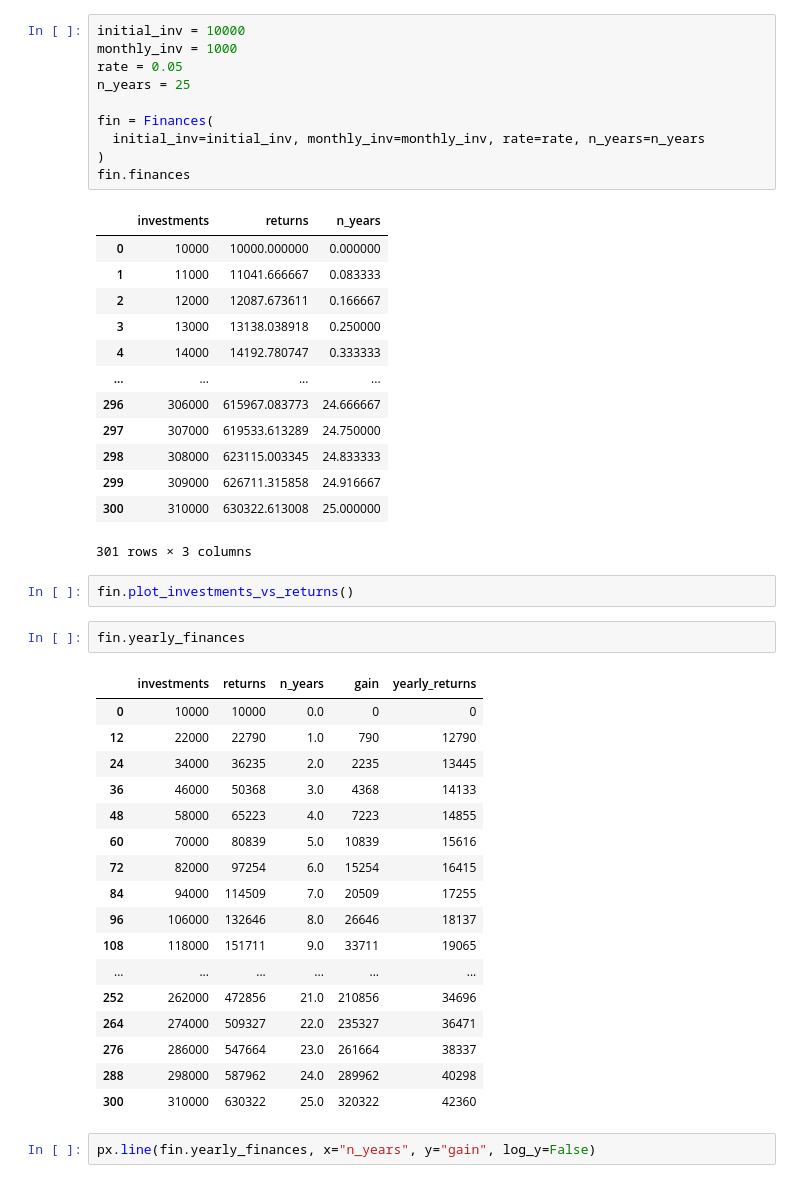
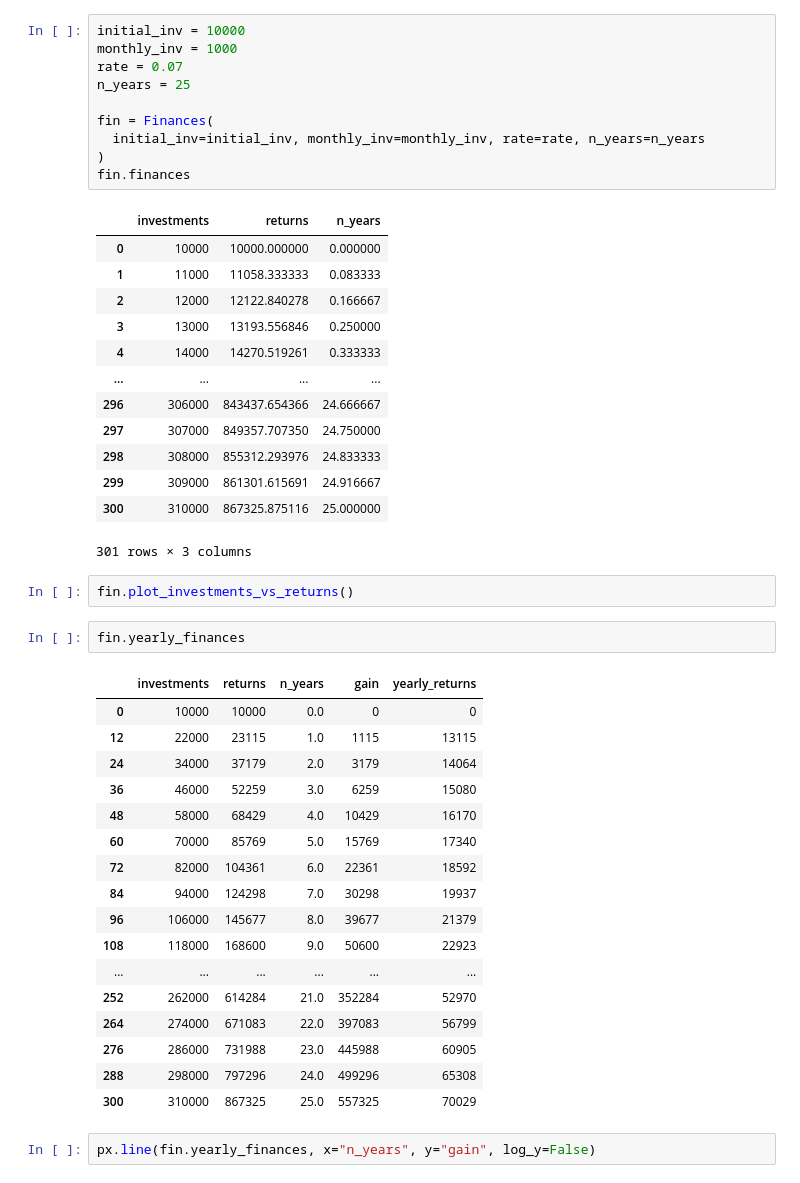
Before and after one commit to jorislimonier/stock-market-returns, a Jupyter notebook: src/finances.ipynb, the cells around one changed output. Drawn from its saved outputs; the diff is of its cells as text.

Commit message:
Modify rate values

```diff
--- a/src/finances.ipynb
+++ b/src/finances.ipynb
@@ -12,26 +9,26 @@ The autoreload extension is already loaded. To reload it, use:
 # %%
 initial_inv = 10000
 monthly_inv = 1000
-rate = 0.05
+rate = 0.07
 n_years = 25
 
 fin = Finances(
   initial_inv=initial_inv, monthly_inv=monthly_inv, rate=rate, n_years=n_years
 )
 fin.finances
 # %% [output]
 |  | investments | returns | n_years |
 | 0 | 10000 | 10000.000000 | 0.000000 |
-| 1 | 11000 | 11041.666667 | 0.083333 |
-| 2 | 12000 | 12087.673611 | 0.166667 |
-| 3 | 13000 | 13138.038918 | 0.250000 |
-| 4 | 14000 | 14192.780747 | 0.333333 |
+| 1 | 11000 | 11058.333333 | 0.083333 |
+| 2 | 12000 | 12122.840278 | 0.166667 |
+| 3 | 13000 | 13193.556846 | 0.250000 |
+| 4 | 14000 | 14270.519261 | 0.333333 |
 | ... | ... | ... | ... |
-| 296 | 306000 | 615967.083773 | 24.666667 |
-| 297 | 307000 | 619533.613289 | 24.750000 |
-| 298 | 308000 | 623115.003345 | 24.833333 |
-| 299 | 309000 | 626711.315858 | 24.916667 |
-| 300 | 310000 | 630322.613008 | 25.000000 |
+| 296 | 306000 | 843437.654366 | 24.666667 |
+| 297 | 307000 | 849357.707350 | 24.750000 |
+| 298 | 308000 | 855312.293976 | 24.833333 |
+| 299 | 309000 | 861301.615691 | 24.916667 |
+| 300 | 310000 | 867325.875116 | 25.000000 |
 301 rows × 3 columns
 # %%
 fin.plot_investments_vs_returns()
@@ -40,20 +37,20 @@ fin.yearly_finances
 # %% [output]
 |  | investments | returns | n_years | gain | yearly_returns |
 | 0 | 10000 | 10000 | 0.0 | 0 | 0 |
-| 12 | 22000 | 22790 | 1.0 | 790 | 12790 |
-| 24 | 34000 | 36235 | 2.0 | 2235 | 13445 |
-| 36 | 46000 | 50368 | 3.0 | 4368 | 14133 |
-| 48 | 58000 | 65223 | 4.0 | 7223 | 14855 |
-| 60 | 70000 | 80839 | 5.0 | 10839 | 15616 |
-| 72 | 82000 | 97254 | 6.0 | 15254 | 16415 |
-| 84 | 94000 | 114509 | 7.0 | 20509 | 17255 |
-| 96 | 106000 | 132646 | 8.0 | 26646 | 18137 |
-| 108 | 118000 | 151711 | 9.0 | 33711 | 19065 |
+| 12 | 22000 | 23115 | 1.0 | 1115 | 13115 |
+| 24 | 34000 | 37179 | 2.0 | 3179 | 14064 |
+| 36 | 46000 | 52259 | 3.0 | 6259 | 15080 |
+| 48 | 58000 | 68429 | 4.0 | 10429 | 16170 |
+| 60 | 70000 | 85769 | 5.0 | 15769 | 17340 |
+| 72 | 82000 | 104361 | 6.0 | 22361 | 18592 |
+| 84 | 94000 | 124298 | 7.0 | 30298 | 19937 |
+| 96 | 106000 | 145677 | 8.0 | 39677 | 21379 |
+| 108 | 118000 | 168600 | 9.0 | 50600 | 22923 |
 | ... | ... | ... | ... | ... | ... |
-| 252 | 262000 | 472856 | 21.0 | 210856 | 34696 |
-| 264 | 274000 | 509327 | 22.0 | 235327 | 36471 |
-| 276 | 286000 | 547664 | 23.0 | 261664 | 38337 |
-| 288 | 298000 | 587962 | 24.0 | 289962 | 40298 |
-| 300 | 310000 | 630322 | 25.0 | 320322 | 42360 |
+| 252 | 262000 | 614284 | 21.0 | 352284 | 52970 |
+| 264 | 274000 | 671083 | 22.0 | 397083 | 56799 |
+| 276 | 286000 | 731988 | 23.0 | 445988 | 60905 |
+| 288 | 298000 | 797296 | 24.0 | 499296 | 65308 |
+| 300 | 310000 | 867325 | 25.0 | 557325 | 70029 |
 # %%
 px.line(fin.yearly_finances, x="n_years", y="gain", log_y=False)
```
Also changed, not shown: parts of 1 cell of this notebook.
